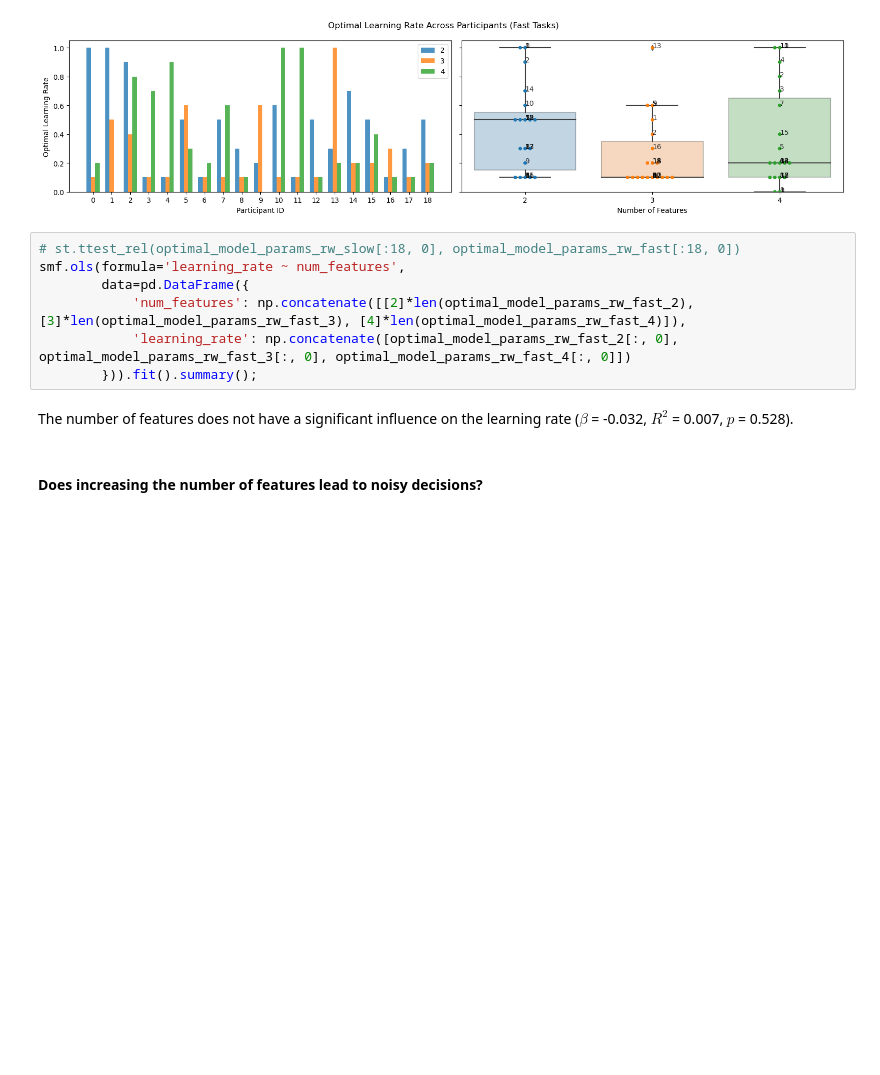
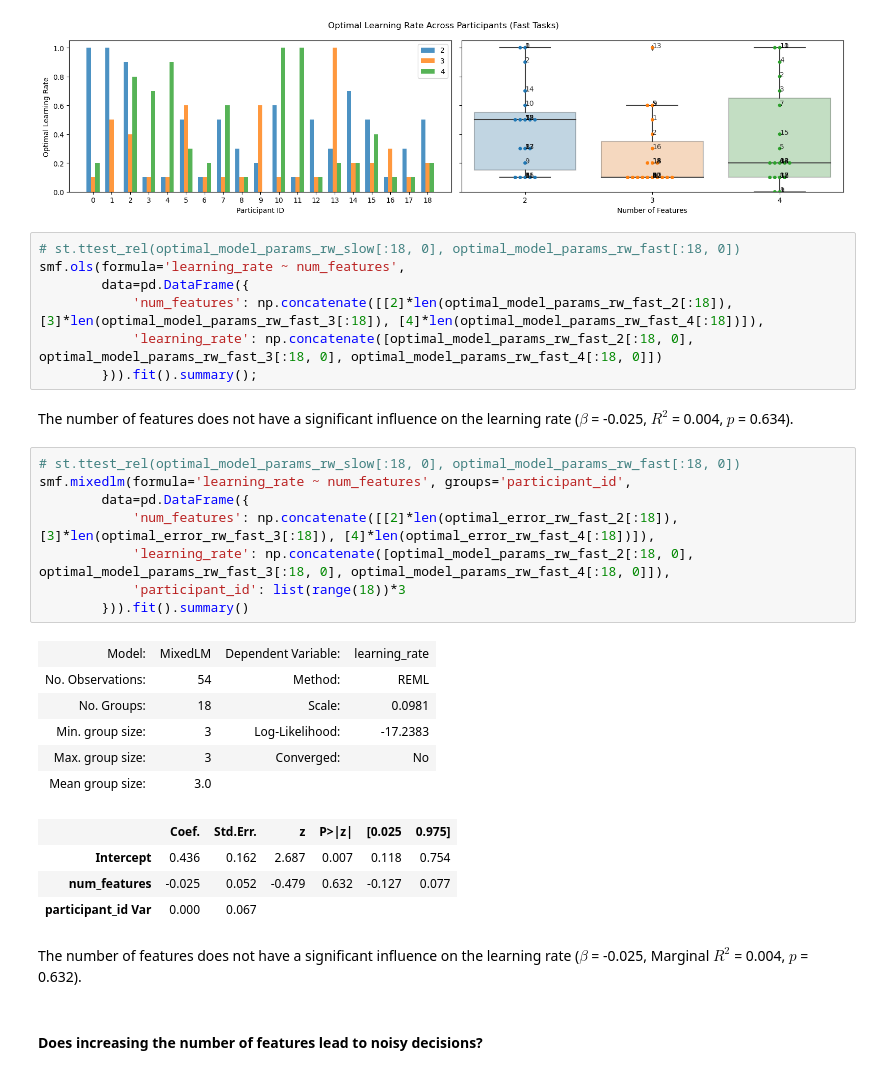
Before and after one commit to pulkitgoyal56/CCCP, a Jupyter notebook: CCCP.ipynb, the cells around one changed output. Saved outputs shown, nothing was run; the diff lists cells and outputs as text; blank space fills up the shorter version.

```diff
--- a/CCCP.ipynb
+++ b/CCCP.ipynb
@@ -807,11 +823,33 @@ plt.tight_layout()
 # st.ttest_rel(optimal_model_params_rw_slow[:18, 0], optimal_model_params_rw_fast[:18, 0])
 smf.ols(formula='learning_rate ~ num_features',
         data=pd.DataFrame({
-            'num_features': np.concatenate([[2]*len(optimal_model_params_rw_fast_2), [3]*len(optimal_model_params_rw_fast_3), [4]*len(optimal_model_params_rw_fast_4)]),
-            'learning_rate': np.concatenate([optimal_model_params_rw_fast_2[:, 0], optimal_model_params_rw_fast_3[:, 0], optimal_model_params_rw_fast_4[:, 0]])
+            'num_features': np.concatenate([[2]*len(optimal_model_params_rw_fast_2[:18]), [3]*len(optimal_model_params_rw_fast_3[:18]), [4]*len(optimal_model_params_rw_fast_4[:18])]),
+            'learning_rate': np.concatenate([optimal_model_params_rw_fast_2[:18, 0], optimal_model_params_rw_fast_3[:18, 0], optimal_model_params_rw_fast_4[:18, 0]])
         })).fit().summary();
 # %% [markdown]
-The number of features does not have a significant influence on the learning rate ($\beta$ = -0.032, $R^2$ = 0.007, $p$ = 0.528).
+The number of features does not have a significant influence on the learning rate ($\beta$ = -0.025, $R^2$ = 0.004, $p$ = 0.634).
+# %%
+# st.ttest_rel(optimal_model_params_rw_slow[:18, 0], optimal_model_params_rw_fast[:18, 0])
+smf.mixedlm(formula='learning_rate ~ num_features', groups='participant_id',
+        data=pd.DataFrame({
+            'num_features': np.concatenate([[2]*len(optimal_error_rw_fast_2[:18]), [3]*len(optimal_error_rw_fast_3[:18]), [4]*len(optimal_error_rw_fast_4[:18])]),
+            'learning_rate': np.concatenate([optimal_model_params_rw_fast_2[:18, 0], optimal_model_params_rw_fast_3[:18, 0], optimal_model_params_rw_fast_4[:18, 0]]),
+            'participant_id': list(range(18))*3
+        })).fit().summary()
+# %% [output]
+| Model: | MixedLM | Dependent Variable: | learning_rate |
+| No. Observations: | 54 | Method: | REML |
+| No. Groups: | 18 | Scale: | 0.0981 |
+| Min. group size: | 3 | Log-Likelihood: | -17.2383 |
+| Max. group size: | 3 | Converged: | No |
+| Mean group size: | 3.0 |  |  |
+|  | Coef. | Std.Err. | z | P>|z| | [0.025 | 0.975] |
+| Intercept | 0.436 | 0.162 | 2.687 | 0.007 | 0.118 | 0.754 |
+| num_features | -0.025 | 0.052 | -0.479 | 0.632 | -0.127 | 0.077 |
+| participant_id Var | 0.000 | 0.067 |  |  |  |  |
+# %% [markdown]
+The number of features does not have a significant influence on the learning rate ($\beta$ = -0.025, Marginal $R^2$ = 0.004, $p$ = 0.632).
+<!-- https://stats.stackexchange.com/questions/578134/linear-mixed-model-r2-calculation-using-statsmodels#:~:text=So%20the%20final,is%3A -->
 # %% [markdown]
 #### Does increasing the number of features lead to noisy decisions?
 # %% [markdown]
```
Also changed, not shown: parts of 32 cells of this notebook.
